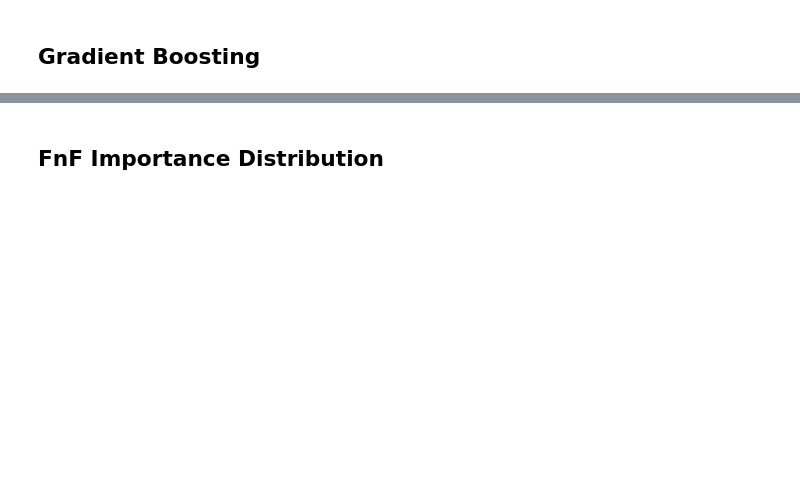
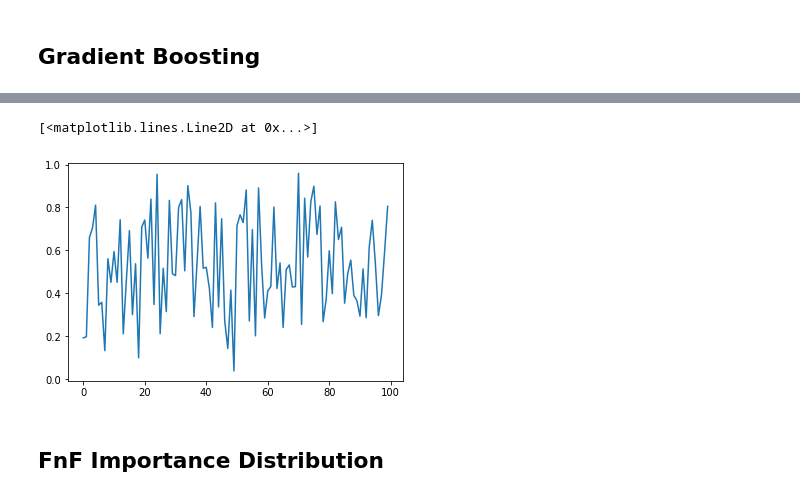
Before and after one commit to Davidloku1234567/CS221Project, a Jupyter notebook: fancierClassifier/Classification Bundle.ipynb, the cells around one changed output, grey strips where cells are left out. Drawn from its saved outputs; the diff is of its cells as text; code cells hidden in the pictures; blank space fills up the shorter version.

```diff
--- a/fancierClassifier/Classification Bundle.ipynb
+++ b/fancierClassifier/Classification Bundle.ipynb
@@ -138,3 +230,8 @@ nofire prediction:  0.9913528162717926
+# %%
+plt.plot(gpc_fnf.predict_proba(X_test_fire_norm[:100])[:, 1])
+# %% [output]
+[<matplotlib.lines.Line2D at 0x...>]
+[figure, added]
 # %% [markdown]
 ## FnF Importance Distribution
 # %%
```
Also changed, not shown: parts of 51 cells of this notebook.
